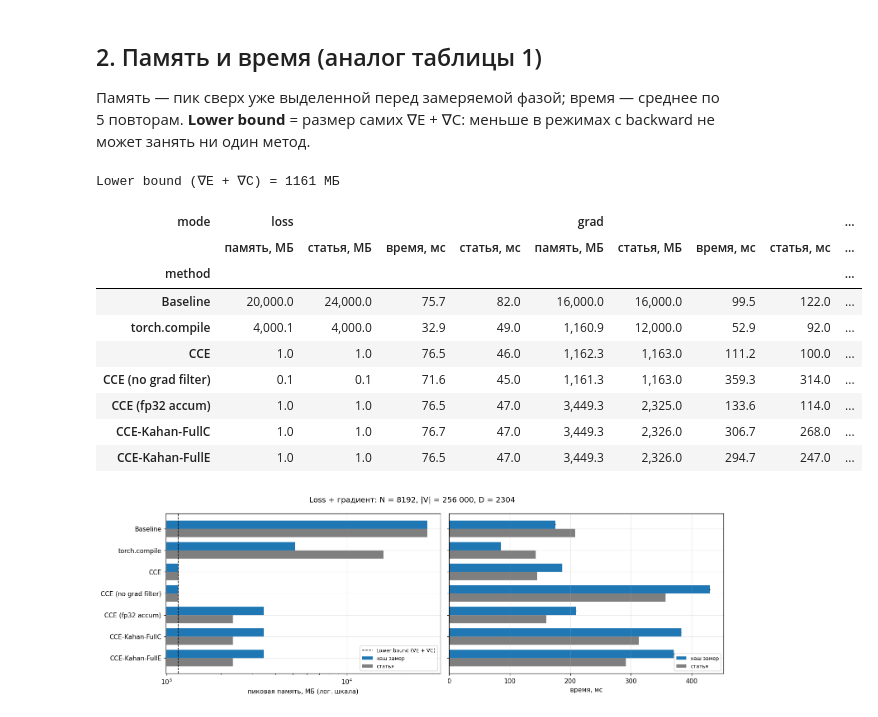
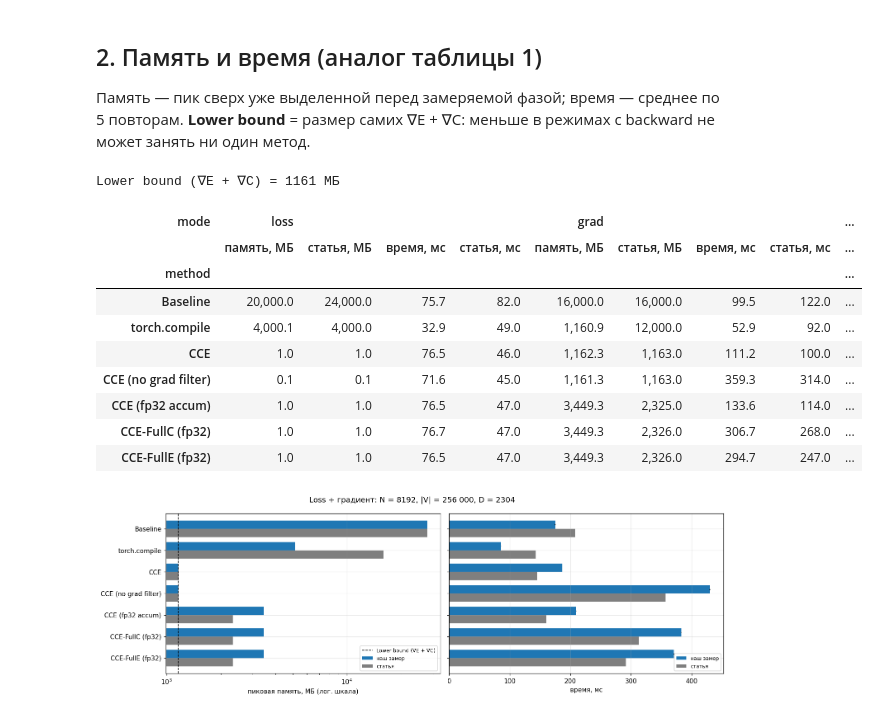
Before and after one commit to marijanbjc/Efficient-NN-HW2, a Jupyter notebook: 03_report.ipynb, the cells around one changed output. Cells and saved outputs as stored; diff of their text form; code cells hidden in the pictures.

```diff
--- a/03_report.ipynb
+++ b/03_report.ipynb
@@ -87,42 +87,42 @@ PAPER = {
     "torch.compile":        {"loss": (4000, 49),  "grad": (12000, 92),  "loss+grad": (16000, 143)},
     "CCE":                  {"loss": (1, 46),     "grad": (1163, 100),  "loss+grad": (1164, 145)},
     "CCE (no grad filter)": {"loss": (0.09, 45),  "grad": (1163, 314),  "loss+grad": (1162, 357)},
-    "CCE (fp32 accum)":     {"loss": (1, 47),     "grad": (2325, 114),  "loss+grad": (2326, 160)},  # ↔ CCE-Kahan
-    "CCE-Kahan-FullC":      {"loss": (1, 47),     "grad": (2326, 268),  "loss+grad": (2326, 313)},
-    "CCE-Kahan-FullE":      {"loss": (1, 47),     "grad": (2326, 247),  "loss+grad": (2326, 292)},
+    "CCE (fp32 accum)":     {"loss": (1, 47),     "grad": (2325, 114),  "loss+grad": (2326, 160)},  # в статье CCE-Kahan
+    "CCE-FullC (fp32)":     {"loss": (1, 47),     "grad": (2326, 268),  "loss+grad": (2326, 313)},  # CCE-Kahan-FullC
+    "CCE-FullE (fp32)":     {"loss": (1, 47),     "grad": (2326, 247),  "loss+grad": (2326, 292)},  # CCE-Kahan-FullE
 }
 LOWER_BOUND_MB = 1161
 
 raw = pd.read_csv(RES / "bench_raw.csv")
 assert (raw["status"] == "ok").all()
 methods = list(dict.fromkeys(raw["method"]))
 
 rows = []
 for _, r in raw.iterrows():
     p_mem, p_time = PAPER[r["method"]][r["mode"]]
     rows.append({"method": r["method"], "mode": r["mode"],
                  "память, МБ": r["peak_mem_mb"], "статья, МБ": p_mem,
                  "время, мс": r["time_ms"], "статья, мс": p_time})
 t1 = (pd.DataFrame(rows)
       .pivot(index="method", columns="mode")
       .swaplevel(axis=1)
       .reindex(columns=["loss", "grad", "loss+grad"], level=0)
       .reindex(methods))
 t1 = t1[[(m, c) for m in ["loss", "grad", "loss+grad"] for c in ["память, МБ", "статья, МБ", "время, мс", "статья, мс"]]]
 print(f"Lower bound (∇E + ∇C) = {LOWER_BOUND_MB} МБ")
 t1.style.format("{:,.1f}")
 # %% [output]
 Lower bound (∇E + ∇C) = 1161 МБ
 | mode | loss |  |  |  | grad |  |  |  | ... |
 |  | память, МБ | статья, МБ | время, мс | статья, мс | память, МБ | статья, МБ | время, мс | статья, мс | ... |
 | method |  |  |  |  |  |  |  |  | ... |
 | Baseline | 20,000.0 | 24,000.0 | 75.7 | 82.0 | 16,000.0 | 16,000.0 | 99.5 | 122.0 | ... |
 | torch.compile | 4,000.1 | 4,000.0 | 32.9 | 49.0 | 1,160.9 | 12,000.0 | 52.9 | 92.0 | ... |
 | CCE | 1.0 | 1.0 | 76.5 | 46.0 | 1,162.3 | 1,163.0 | 111.2 | 100.0 | ... |
 | CCE (no grad filter) | 0.1 | 0.1 | 71.6 | 45.0 | 1,161.3 | 1,163.0 | 359.3 | 314.0 | ... |
 | CCE (fp32 accum) | 1.0 | 1.0 | 76.5 | 47.0 | 3,449.3 | 2,325.0 | 133.6 | 114.0 | ... |
-| CCE-Kahan-FullC | 1.0 | 1.0 | 76.7 | 47.0 | 3,449.3 | 2,326.0 | 306.7 | 268.0 | ... |
-| CCE-Kahan-FullE | 1.0 | 1.0 | 76.5 | 47.0 | 3,449.3 | 2,326.0 | 294.7 | 247.0 | ... |
+| CCE-FullC (fp32) | 1.0 | 1.0 | 76.7 | 47.0 | 3,449.3 | 2,326.0 | 306.7 | 268.0 | ... |
+| CCE-FullE (fp32) | 1.0 | 1.0 | 76.5 | 47.0 | 3,449.3 | 2,326.0 | 294.7 | 247.0 | ... |
 # %%
 lg = raw[raw["mode"] == "loss+grad"].set_index("method").reindex(methods)
 paper_lg = pd.DataFrame({m: PAPER[m]["loss+grad"] for m in methods}, index=["mem", "time"]).T
```
Also changed, not shown: parts of 3 cells of this notebook, 8 other files.
